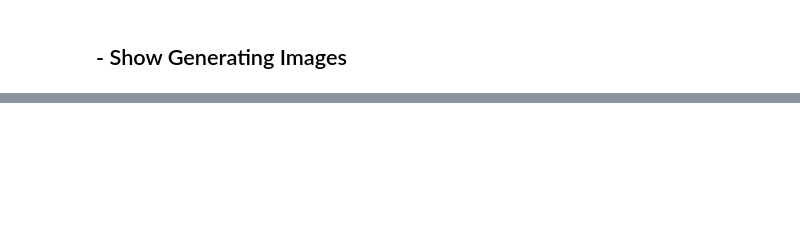
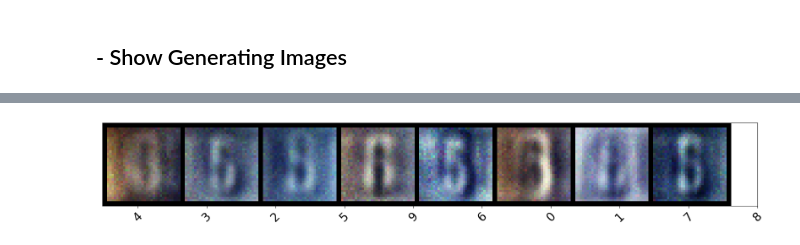
Before and after one commit to hussienalbared/Conditional-DCGAN, a Jupyter notebook: conditional_GAN_linear.ipynb, the cells around one changed output, grey strips where cells are left out. Drawn from its saved outputs; the diff is of its cells as text; code cells hidden in the pictures; blank space fills up the shorter version.

```diff
--- a/conditional_GAN_linear.ipynb
+++ b/conditional_GAN_linear.ipynb
@@ -312,0 +356,17 @@ torch.randn(2, 3)
+# %%
+z2 = Variable(torch.randn(100, 8)).to(device)
+
+# Labels 0 ~ 9
+tt=[5 for i in range(8)]
+labels2 = Variable(torch.LongTensor([i for i in  tt]) ).to(device)
+
+sample_images = generator(z2, labels2).data.cpu()
+
+# Show images
+grid = make_grid(sample_images, nrow=class_num, normalize=True).permute(1,2,0).numpy()
+fig, ax = plt.subplots(figsize=(20,20))
+ax.imshow(grid)
+_ = plt.yticks([])
+_ = plt.xticks(np.arange(15, 300, 30), class_list, rotation=45, fontsize=20)
+# %% [output]
+[figure, added]
```
Also changed, not shown: parts of 15 cells of this notebook.
